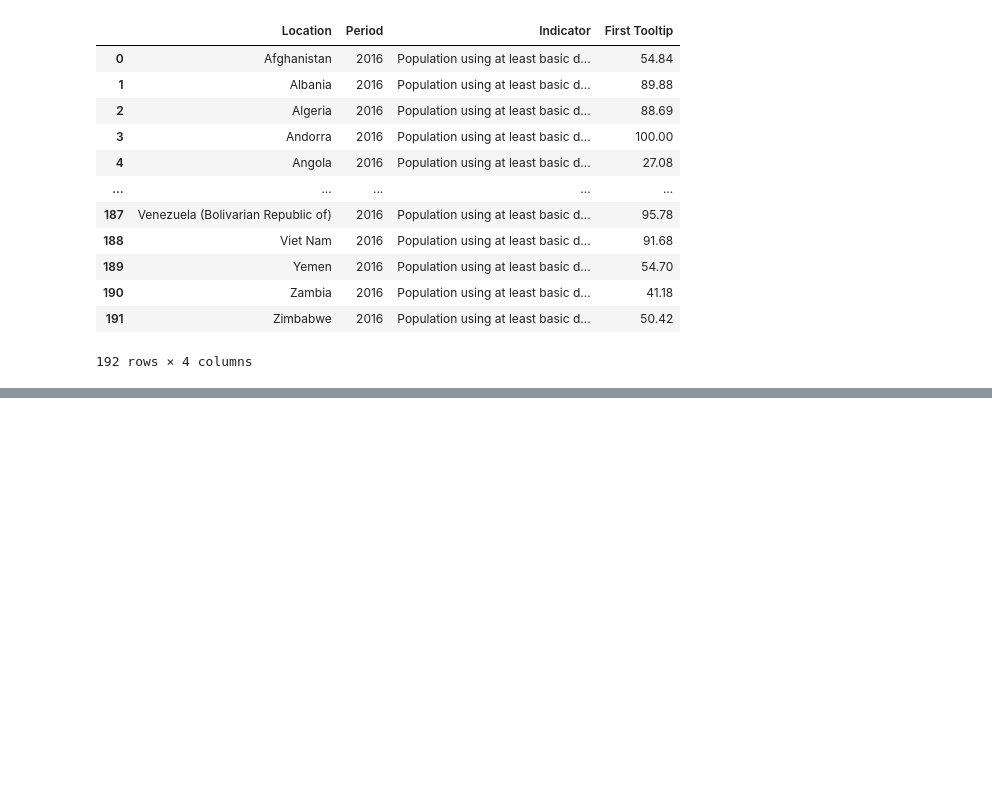
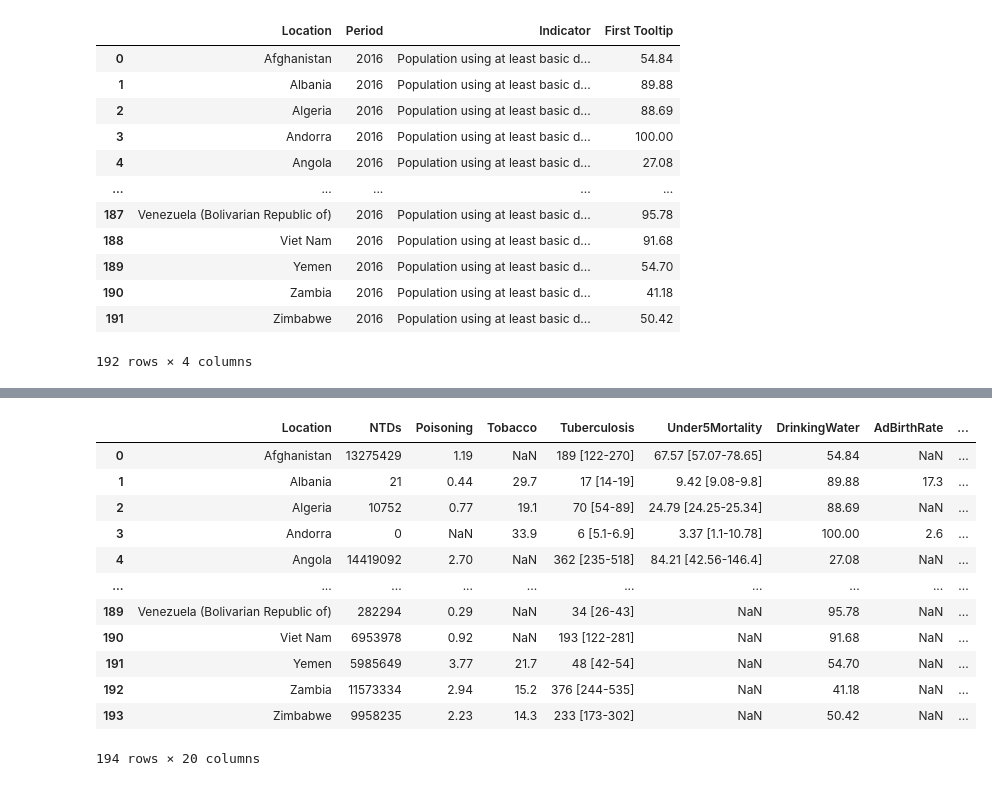
Before and after one commit to kwolf3/World_Health_Statistics_Project, a Jupyter notebook: Combine Datasets- Test Set.ipynb, the cells around one changed output, grey strips where cells are left out. Saved outputs shown, nothing was run; the diff lists cells and outputs as text; code cells hidden in the pictures; blank space fills up the shorter version.

```diff
--- a/Combine Datasets- Test Set.ipynb
+++ b/Combine Datasets- Test Set.ipynb
@@ -369,0 +1044,24 @@ water_2016
+# %%
+big14 = pd.merge(big13, malaria_2016, on = "Location", how = "left")
+# %%
+big15 = pd.merge(big14, midwife_2016, on = "Location", how = "left")
+# %%
+big16 = pd.merge(big15, mmr_2016, on = "Location", how = "left")
+# %%
+big17 = pd.merge(big16, neo_2016, on = "Location", how = "left")
+# %%
+big17
+# %% [output]
+|  | Location | NTDs | Poisoning | Tobacco | Tuberculosis | Under5Mortality | DrinkingWater | AdBirthRate | ... |
+| 0 | Afghanistan | 13275429 | 1.19 | NaN | 189 [122-270] | 67.57 [57.07-78.65] | 54.84 | NaN | ... |
+| 1 | Albania | 21 | 0.44 | 29.7 | 17 [14-19] | 9.42 [9.08-9.8] | 89.88 | 17.3 | ... |
+| 2 | Algeria | 10752 | 0.77 | 19.1 | 70 [54-89] | 24.79 [24.25-25.34] | 88.69 | NaN | ... |
+| 3 | Andorra | 0 | NaN | 33.9 | 6 [5.1-6.9] | 3.37 [1.1-10.78] | 100.00 | 2.6 | ... |
+| 4 | Angola | 14419092 | 2.70 | NaN | 362 [235-518] | 84.21 [42.56-146.4] | 27.08 | NaN | ... |
+| ... | ... | ... | ... | ... | ... | ... | ... | ... | ... |
+| 189 | Venezuela (Bolivarian Republic of) | 282294 | 0.29 | NaN | 34 [26-43] | NaN | 95.78 | NaN | ... |
+| 190 | Viet Nam | 6953978 | 0.92 | NaN | 193 [122-281] | NaN | 91.68 | NaN | ... |
+| 191 | Yemen | 5985649 | 3.77 | 21.7 | 48 [42-54] | NaN | 54.70 | NaN | ... |
+| 192 | Zambia | 11573334 | 2.94 | 15.2 | 376 [244-535] | NaN | 41.18 | NaN | ... |
+| 193 | Zimbabwe | 9958235 | 2.23 | 14.3 | 233 [173-302] | NaN | 50.42 | NaN | ... |
+194 rows × 20 columns
```
Also changed, not shown: parts of 52 cells of this notebook.
